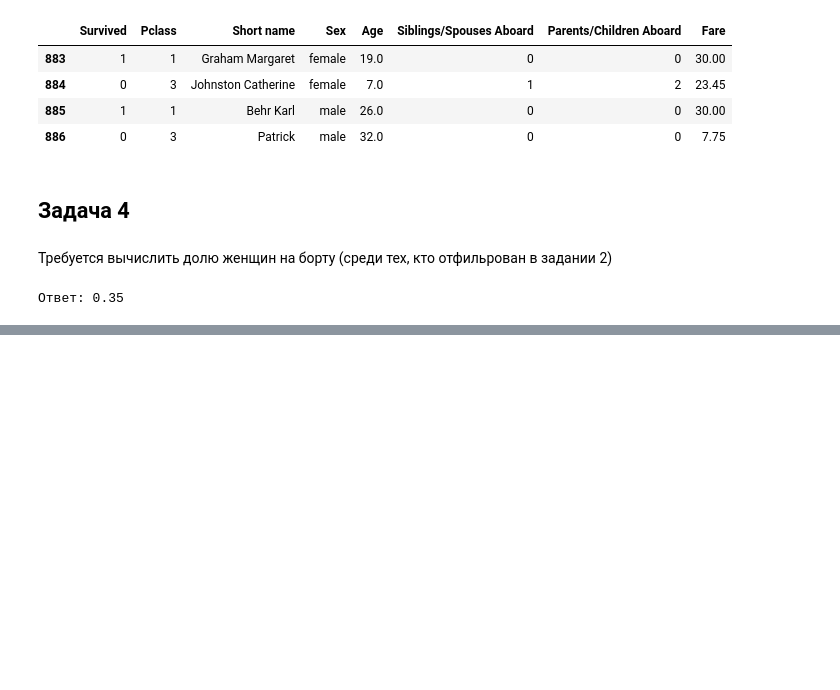
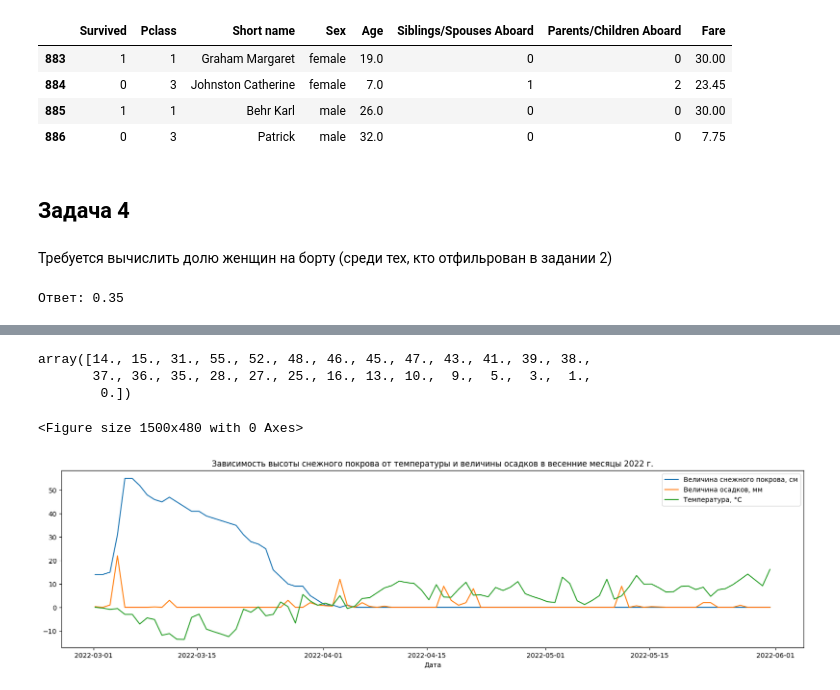
Before and after one commit to J0hnLenin/ADOMO, a Jupyter notebook: Zimin_Andrey_lab_03.ipynb, the cells around one changed output, grey strips where cells are left out. Saved outputs shown, nothing was run; the diff lists cells and outputs as text; code cells hidden in the pictures; blank space fills up the shorter version.

```diff
--- a/Zimin_Andrey_lab_03.ipynb
+++ b/Zimin_Andrey_lab_03.ipynb
@@ -138,0 +252,5 @@ print("Ответ:", round(df[df["Sex"] == "female"].Sex.count() / df.Sex.count(
+# %%
+my_cols = {"T", "sss", "Местное время в Воронеже", "Po", "U", "RRR", "T"}
+df = df.drop(columns=list(set(df.columns) - my_cols))
+df = df.rename(columns={"Местное время в Воронеже": "Date"})
+df[:20]
@@ -138,0 +277,5 @@ print("Ответ:", round(df[df["Sex"] == "female"].Sex.count() / df.Sex.count(
+# %%
+df = df.loc[df["Date"].dt.strftime('%H') == "06"]
+df = df.loc[(pd.to_datetime("2022-03-01") <= df["Date"]) & (df["Date"] < pd.to_datetime("2022-06-01"))]
+df = df.reset_index(drop=True)
+df[0:40]
@@ -138,0 +303,4 @@ print("Ответ:", round(df[df["Sex"] == "female"].Sex.count() / df.Sex.count(
+# %%
+df.loc[4, "sss"] = df["sss"][5]
+df["sss"] = df["sss"].fillna(0)
+df[20:40]
@@ -138,0 +325,29 @@ print("Ответ:", round(df[df["Sex"] == "female"].Sex.count() / df.Sex.count(
+# %%
+df.loc[(df["RRR"] == "Осадков нет") | (df["RRR"] == "Следы осадков"), "RRR"] = 0.0
+df["RRR"] = df["RRR"].fillna(0)
+df['RRR'] = df['RRR'].astype(np.float64)
+df['sss'] = df['sss'].astype(np.float64)
+# %%
+df["sss"].unique()
+# %% [output]
+array([14., 15., 31., 55., 52., 48., 46., 45., 47., 43., 41., 39., 38.,
+       37., 36., 35., 28., 27., 25., 16., 13., 10.,  9.,  5.,  3.,  1.,
+        0.])
+# %%
+plt.close()
+plt.figure().set_figwidth(15)
+plt.figure().set_figwidth(20)
+plt.plot(df["Date"], df["sss"])
+plt.plot(df["Date"], df["RRR"])
+plt.plot(df["Date"], df["T"])
+
+plt.legend(["Величина снежного покрова, см",
+             "Величина осадков, мм",
+             "Температура, °С"], loc='upper right')
+
+plt.title("Зависимость высоты снежного покрова от температуры и величины осадков в весенние месяцы 2022 г.")
+plt.xlabel("Дата")
+print()
+# %% [output]
+<Figure size 1500x480 with 0 Axes>
+[figure, added]
```
Also changed, not shown: parts of 22 cells of this notebook, 2 other files.
